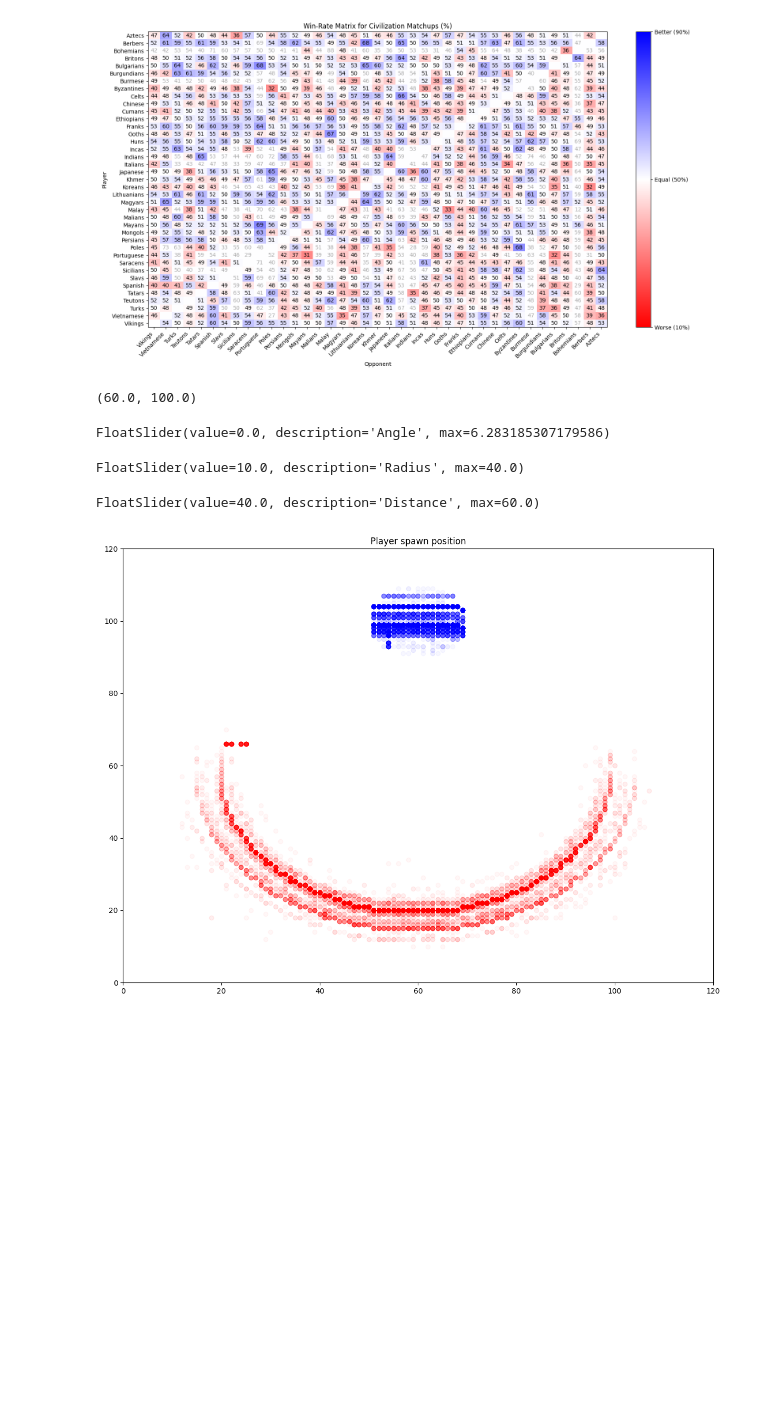
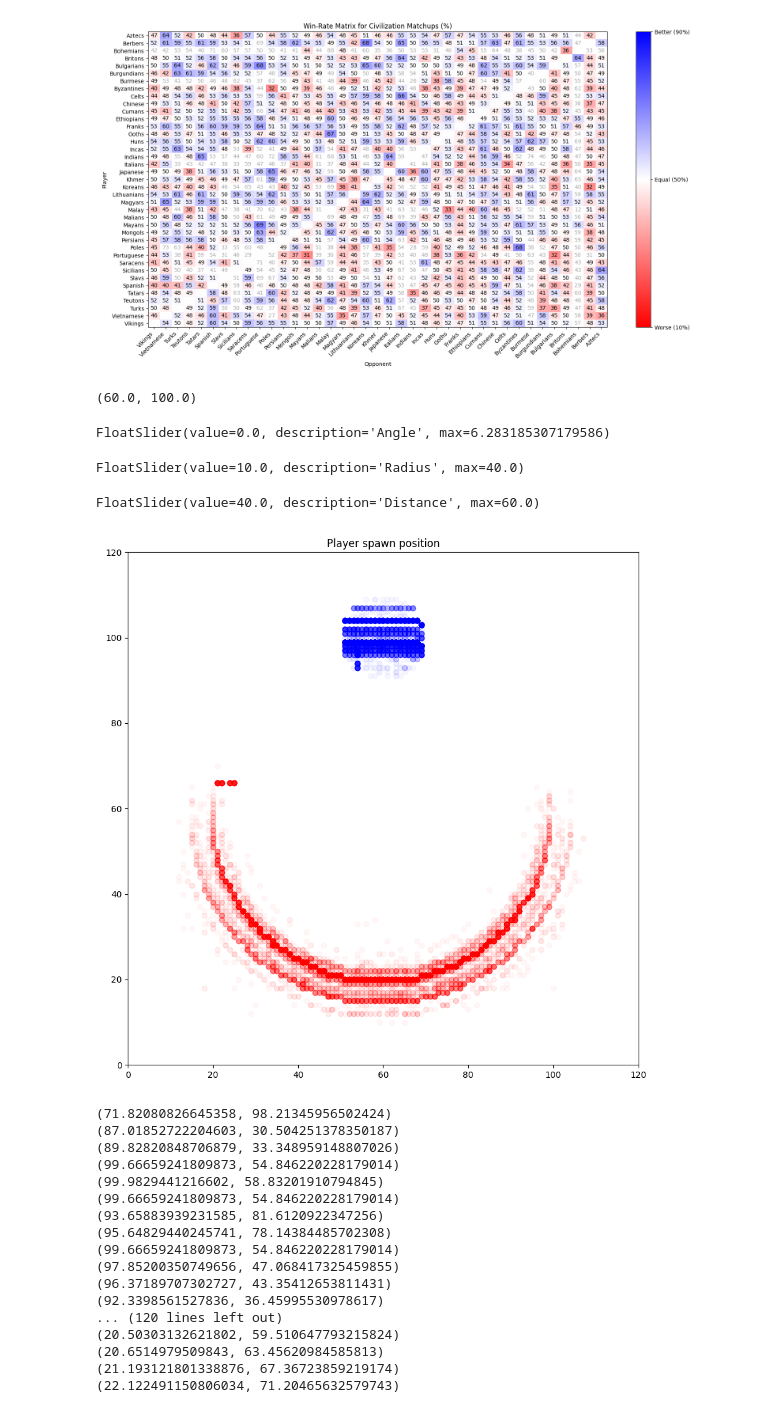
Before and after one commit to crazysissen/AoE2Mining, a Jupyter notebook: test.ipynb, the cells around one changed output. Cells and saved outputs as stored; diff of their text form; code cells hidden in the pictures; blank space fills up the shorter version.

```diff
--- a/test.ipynb
+++ b/test.ipynb
@@ -217,7 +215,7 @@ current_angle = 0
 current_radius = 10
 current_distance = 40
 
-figure = plt.figure(figsize=(12, 9))
+figure = plt.figure(figsize=(9, 9))
 plt.title("Player spawn position")
 
 data_p1_filtered = [[], []]
@@ -244,9 +242,6 @@ def v4_draw(angle, radius, distance):
     )
     radius_squared = radius * radius
     print(position)
-    # data_filtered = overview.loc[
-    #     (overview["p1_xpos"] < 40) &
-    #     ((overview["p1_ypos"] - 60).abs() < 10)]
     data_filtered = overview.loc[
         (overview["p1_xpos"] - position[0]) * (overview["p1_xpos"] - position[0]) +
         (overview["p1_ypos"] - position[1]) * (overview["p1_ypos"] - position[1]) < radius_squared
@@ -275,31 +270,48 @@ def v4_listener_radius(change):
 def v4_listener_distance(change):
     global current_distance
     current_distance = change.new
     v4_draw_with_globals()
 
 widget_angle.observe(v4_listener_angle, names='value')
 widget_radius.observe(v4_listener_radius, names='value')
 widget_distance.observe(v4_listener_distance, names='value')
 
 v4_draw_with_globals()
 
 plt.xlim(0, map_width)
 plt.ylim(0, map_width)
 
 
 display(widget_angle)
 display(widget_radius)
 display(widget_distance)
 plt.tight_layout()
 plt.show()
 
 # layout = widgets.AppLayout(
 #     left_sidebar = widgets.VBox(children=[widget_angle, widget_distance, widget_radius]),
 #     center = figure.canvas
 # )
 # %% [output]
 (60.0, 100.0)
 FloatSlider(value=0.0, description='Angle', max=6.283185307179586)
 FloatSlider(value=10.0, description='Radius', max=40.0)
 FloatSlider(value=40.0, description='Distance', max=60.0)
-[figure, old version]
+[figure, new version]
+(71.82080826645358, 98.21345956502424)
+(87.01852722204603, 30.504251378350187)
+(89.82820848706879, 33.348959148807026)
+(99.66659241809873, 54.846220228179014)
+(99.9829441216602, 58.83201910794845)
+(99.66659241809873, 54.846220228179014)
+(93.65883939231585, 81.6120922347256)
+(95.64829440245741, 78.14384485702308)
+(99.66659241809873, 54.846220228179014)
+(97.85200350749656, 47.068417325459855)
+(96.37189707302727, 43.35412653811431)
+(92.3398561527836, 36.45995530978617)
+... (120 lines left out)
+(20.50303132621802, 59.510647793215824)
+(20.6514979509843, 63.45620984585813)
+(21.193121801338876, 67.36723859219174)
+(22.122491150806034, 71.20465632579743)
```
Also changed, not shown: parts of 2 cells of this notebook.
